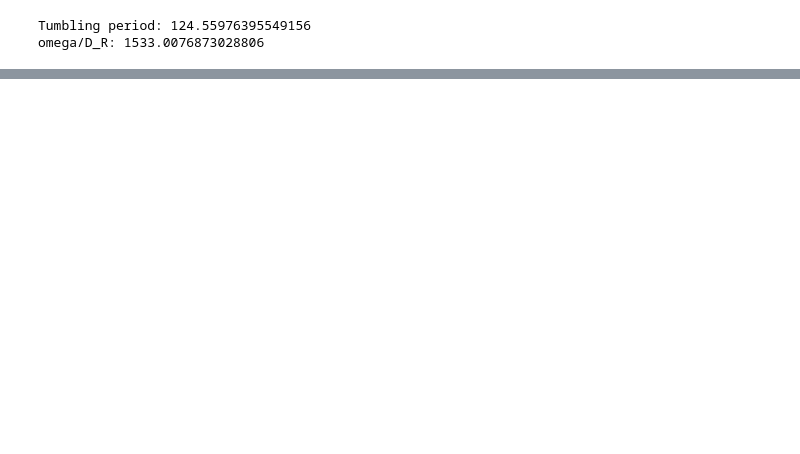
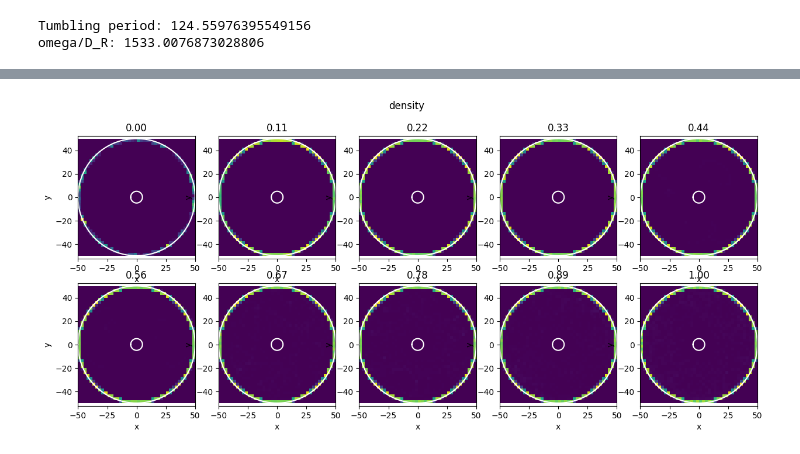
Before and after one commit to dzinty/microswimmers, a Jupyter notebook: scan.ipynb, the cells around one changed output, grey strips where cells are left out. Saved outputs shown, nothing was run; the diff lists cells and outputs as text; code cells hidden in the pictures; blank space fills up the shorter version.

```diff
--- a/scan.ipynb
+++ b/scan.ipynb
@@ -31,0 +84,18 @@ def save_output(time, Rs_sol, ps_sol, N, Omega, custom_name = "name"):
+# %%
+def plot_density(R, Omegas):
+    fig, axs = plt.subplots(2, 5, figsize = (15,6))
+    for i in range(len(Omegas)):
+        steady = R[i][-40000:-1:100, :, :]
+        coords = steady.reshape((40000,3))
+        psi = np.arctan2(coords[:, 1], coords[:, 0])
+        r = np.linalg.norm(coords[:, :2], axis = 1)
+        axs[i // 5, i % 5].hist2d(coords[:, 0], coords[:, 1], bins = 40, range = [[-R2, R2], [-R2, R2]])
+        axs[i // 5, i % 5].axis('equal')
+        axs[i // 5, i % 5].set_xlabel('x')
+        axs[i // 5, i % 5].set_ylabel('y')
+        axs[i // 5, i % 5].set_title(f'{Omegas[i]:.2f}')
+        angle = np.linspace(-np.pi, np.pi, 100)
+        axs[i // 5, i % 5].plot(R1 * np.cos(angle), R1 * np.sin(angle), color = 'white')
+        axs[i // 5, i % 5].plot(R2 * np.cos(angle), R2 * np.sin(angle), color = 'white')
+    fig.suptitle('density')
+    plt.show()
@@ -163,0 +272,9 @@ def plot_function(coordinates, values, grid_size=100, custom_name = "Average val
+# %%
+Omegas = np.linspace(0., 1., 10)
+R = []
+p = []
+for i in range(len(Omegas)):
+    print(i)
+    ps, Rs, t = solver(Omegas[i], 0.01, k0, euler, N, np.array(p0s), np.array(R0s), 0.1, 50000, noise = True)
+    R.append(Rs)
+    p.append(ps)
@@ -163,0 +299,4 @@ def plot_function(coordinates, values, grid_size=100, custom_name = "Average val
+# %%
+plot_density(R, Omegas)
+# %% [output]
+[figure, added]
```
Also changed, not shown: parts of 31 cells of this notebook.
